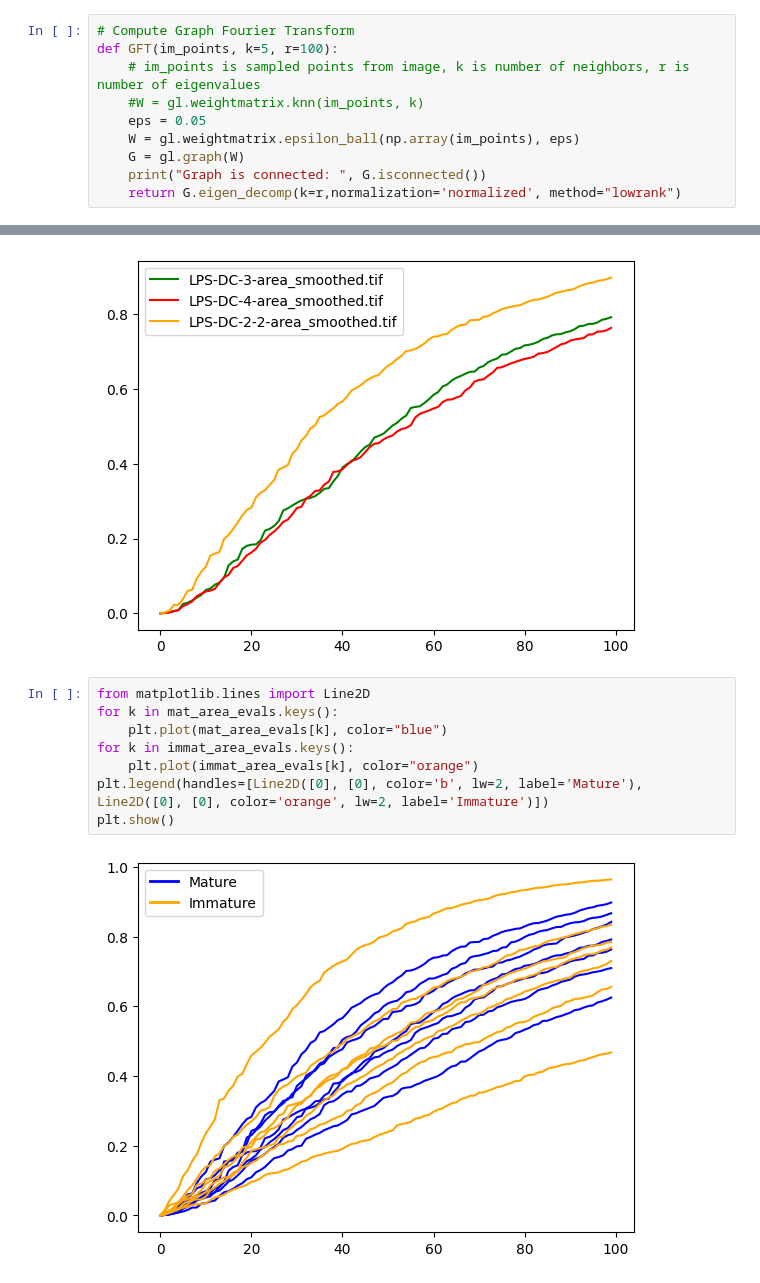
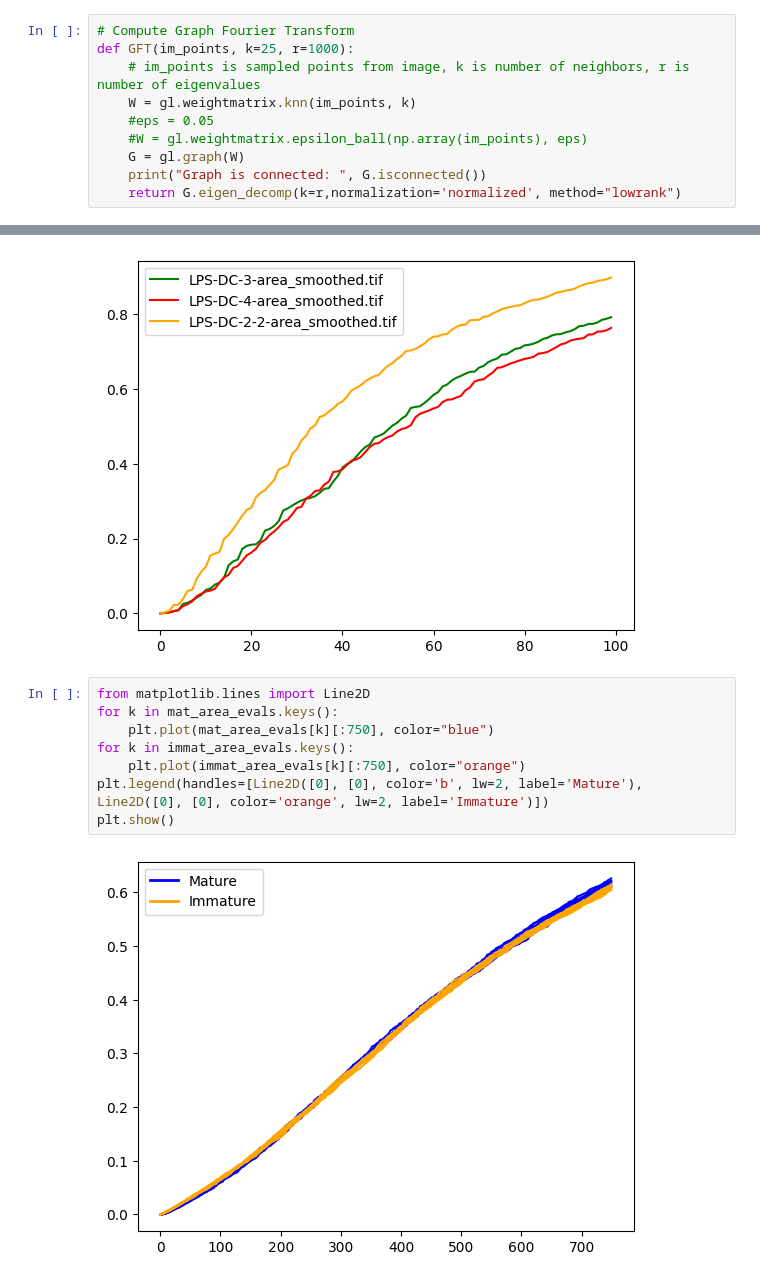
Before and after one commit to ksood2/cellular-harmonics, a Jupyter notebook: GFT-similar.ipynb, the cells around one changed output, grey strips where cells are left out. Drawn from its saved outputs; the diff is of its cells as text.

```diff
--- a/GFT-similar.ipynb
+++ b/GFT-similar.ipynb
@@ -19,11 +19,11 @@ def sample(im_array, N=5000):
     return y
 # %%
 # Compute Graph Fourier Transform
-def GFT(im_points, k=5, r=100):
+def GFT(im_points, k=25, r=1000):
     # im_points is sampled points from image, k is number of neighbors, r is number of eigenvalues
-    #W = gl.weightmatrix.knn(im_points, k)
-    eps = 0.05
-    W = gl.weightmatrix.epsilon_ball(np.array(im_points), eps)
+    W = gl.weightmatrix.knn(im_points, k)
+    #eps = 0.05
+    #W = gl.weightmatrix.epsilon_ball(np.array(im_points), eps)
     G = gl.graph(W)
     print("Graph is connected: ", G.isconnected())
     return G.eigen_decomp(k=r,normalization='normalized', method="lowrank")
@@ -144,10 +144,10 @@ plt.show()
 # %%
 from matplotlib.lines import Line2D
 for k in mat_area_evals.keys():
-    plt.plot(mat_area_evals[k], color="blue")
+    plt.plot(mat_area_evals[k][:750], color="blue")
 for k in immat_area_evals.keys():
-    plt.plot(immat_area_evals[k], color="orange")
+    plt.plot(immat_area_evals[k][:750], color="orange")
 plt.legend(handles=[Line2D([0], [0], color='b', lw=2, label='Mature'), Line2D([0], [0], color='orange', lw=2, label='Immature')])
 plt.show()
 # %% [output]
-[figure, old version]
+[figure, new version]
```
Also changed, not shown: parts of 2 cells of this notebook, 4 other files.
